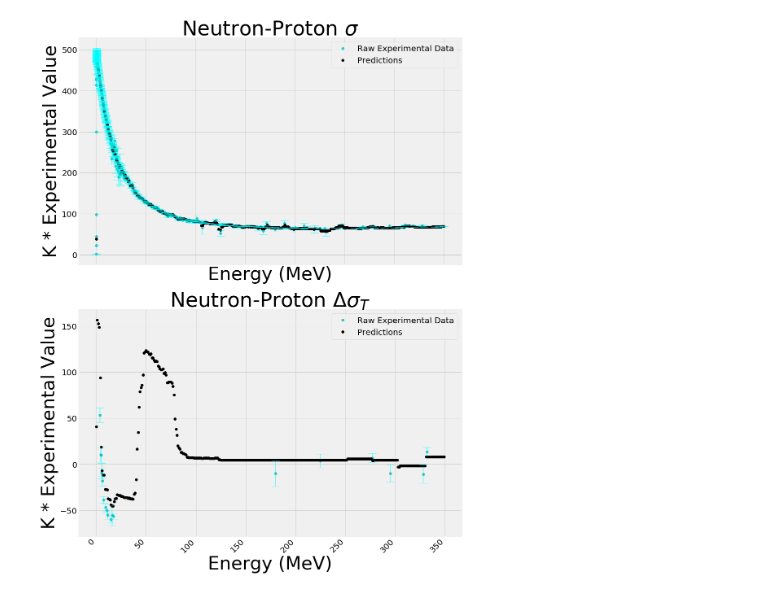
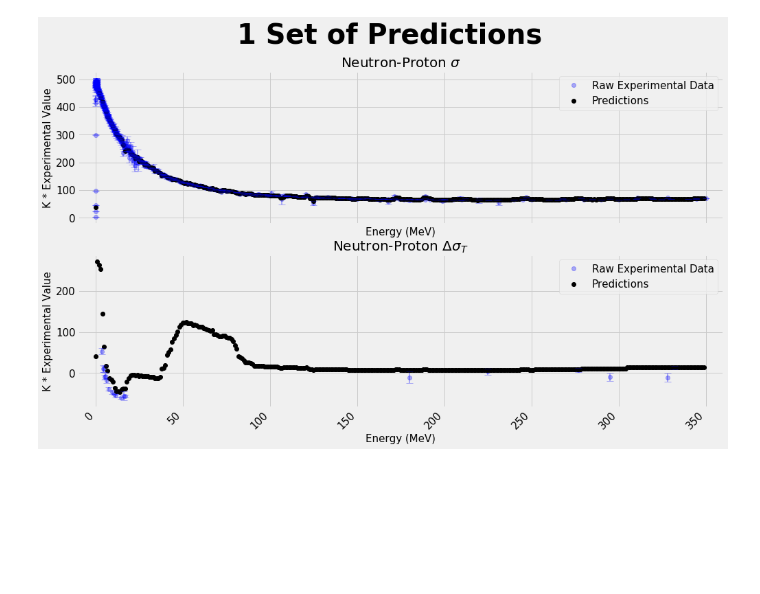
Before and after one commit to Steviered19/Scattering_Random_Forest, a Jupyter notebook: Poster.ipynb, the cells around one changed output. Cells and saved outputs as stored; diff of their text form; code cells hidden in the pictures; blank space fills up the shorter version.

Commit message:
Edits to the way plots looked and recompiled. updated plots in Presentation_Plots

```diff
--- a/Poster.ipynb
+++ b/Poster.ipynb
@@ -213,14 +213,15 @@ exp_err_sgtt=np_sgtt['K_sigma'].tolist()
 color_options=['blue', 'green', 'red', 'cyan', 'magenta', 'yellow', 'black']
 
 predictions_color      = 'black'
-experimental_color     = 'cyan'
-phenomenological_color = 'magenta'
+experimental_color     = 'blue'
+phenomenological_color = 'red'
 
 pred_alpha         = 1.0
-exp_alpha          = 0.8
-phenom_alpha       = 0.8
-exp_error_alpha    = 0.5
-phenom_error_alpha = 1.0
+exp_alpha          = 0.3
+phenom_alpha       = 0.3
+pred_error_alpha   = 1.0
+exp_error_alpha    = 0.3
+phenom_error_alpha = 0.3
 
 if (predictions_color=='blue'):
     pred_str='bo'
@@ -304,44 +305,58 @@ for value in range(0, 350 + int(interval_size/2), interval_size):
 #SGT
 SGT_predictions = rf.predict(E_SGT)
 #SGTT
 SGTT_predictions = rf.predict(E_SGTT)
 
 #generate arrays for plotting
 np_sgt=pd.read_csv('CSV_files/np.sgt.csv')
 np_sgt.rename(columns={"statistical_error": "sigma"}, inplace=True)
 np_sgtt=pd.read_csv('CSV_files/np.sgtt.csv')
 np_sgtt.rename(columns={"statistical_error": "sigma"}, inplace=True)
 change_np(np_sgt)
 change_np(np_sgtt)
 
 
+if (interval_size < 10):
+    cap=5
+if (interval_size >= 10):
+    cap=10
+
+
 #plot
-fig, (ax1, ax2) = plt.subplots(nrows=2, ncols=1, figsize = (15,25))
+fig, (ax1, ax2) = plt.subplots(nrows=2, ncols=1, figsize = (15,10))
 fig.autofmt_xdate(rotation = 45)
+fig.suptitle('1 Set of Predictions', fontsize=40, fontweight='bold')
 #plot 1
 ax1.plot(np_sgt['energy'], np_sgt['K_experimental_value'], exp_str, alpha=exp_alpha, label='Raw Experimental Data')
 ax1.plot(E, SGT_predictions, pred_str,  alpha=pred_alpha, label='Predictions')
 
-ax1.errorbar(np_sgt['energy'], np_sgt['K_experimental_value'], yerr=exp_err_sgt, ecolor=experimental_color, linestyle='none', capsize=10, elinewidth=2, alpha=exp_error_alpha, label='')
+ax1.errorbar(np_sgt['energy'], np_sgt['K_experimental_value'], yerr=exp_err_sgt, ecolor=experimental_color, linestyle='none', capsize=cap, elinewidth=2, alpha=exp_error_alpha, label='')
 
-ax1.tick_params(axis="y", labelsize=20); ax1.tick_params(axis="x", labelsize=20)
-ax1.legend(loc='best', fontsize=20)
-ax1.set_xlabel('Energy (MeV)', fontsize=45); ax1.set_ylabel('K * Experimental Value', fontsize=45); ax1.set_title('Neutron-Proton $\sigma$', fontsize=50)
 
 #plot 2
 ax2.plot(np_sgtt['energy'], np_sgtt['K_experimental_value'], exp_str, alpha=exp_alpha, label='Raw Experimental Data')
 ax2.plot(E, SGTT_predictions, pred_str, alpha=pred_alpha, label='Predictions')
 
-ax2.errorbar(np_sgtt['energy'], np_sgtt['K_experimental_value'], yerr=exp_err_sgtt, ecolor=experimental_color, linestyle='none', capsize=10, elinewidth=2, alpha=exp_error_alpha, label='')
+ax2.errorbar(np_sgtt['energy'], np_sgtt['K_experimental_value'], yerr=exp_err_sgtt, ecolor=experimental_color, linestyle='none', capsize=cap, elinewidth=2, alpha=exp_error_alpha, label='')
 
-ax2.tick_params(axis="y", labelsize=20); ax2.tick_params(axis="x", labelsize=20)
-ax2.legend(loc='best', fontsize=20)
-ax2.set_xlabel('Energy (MeV)', fontsize=45); ax2.set_ylabel('K * Experimental Value', fontsize=45); ax2.set_title('Neutron-Proton $\Delta \sigma_T$', fontsize=50)
-
+ax1.set_xlim([-10,360])
+ax2.set_xlim([-10,360])
+ax1.tick_params(axis="y", labelsize=15)
+ax1.tick_params(axis="x", labelsize=15)
+ax2.tick_params(axis="y", labelsize=15)
+ax2.tick_params(axis="x", labelsize=15)
+ax1.legend(loc='best', fontsize=15)
+ax2.legend(loc='best', fontsize=15)
+ax1.set_xlabel('Energy (MeV)', fontsize=15)
+ax2.set_xlabel('Energy (MeV)', fontsize=15)
+ax1.set_ylabel('K * Experimental Value', fontsize=15)
+ax2.set_ylabel('K * Experimental Value', fontsize=15)
+ax1.set_title('Neutron-Proton $\sigma$', fontsize=20)
+ax2.set_title('Neutron-Proton $\Delta \sigma_T$', fontsize=20)
 #save figures
 plt.savefig('Plots/Presentation_Plots/predictions_no_phenom.pdf', format='pdf', bbox_inches='tight', transparent=True)
 # %% [output]
-[figure, old version]
+[figure, new version]
 # %%
 ###create combined dataframe
 combined_data=combine_data_new()
```
Also changed, not shown: parts of 1 cell of this notebook, 12 other files.
